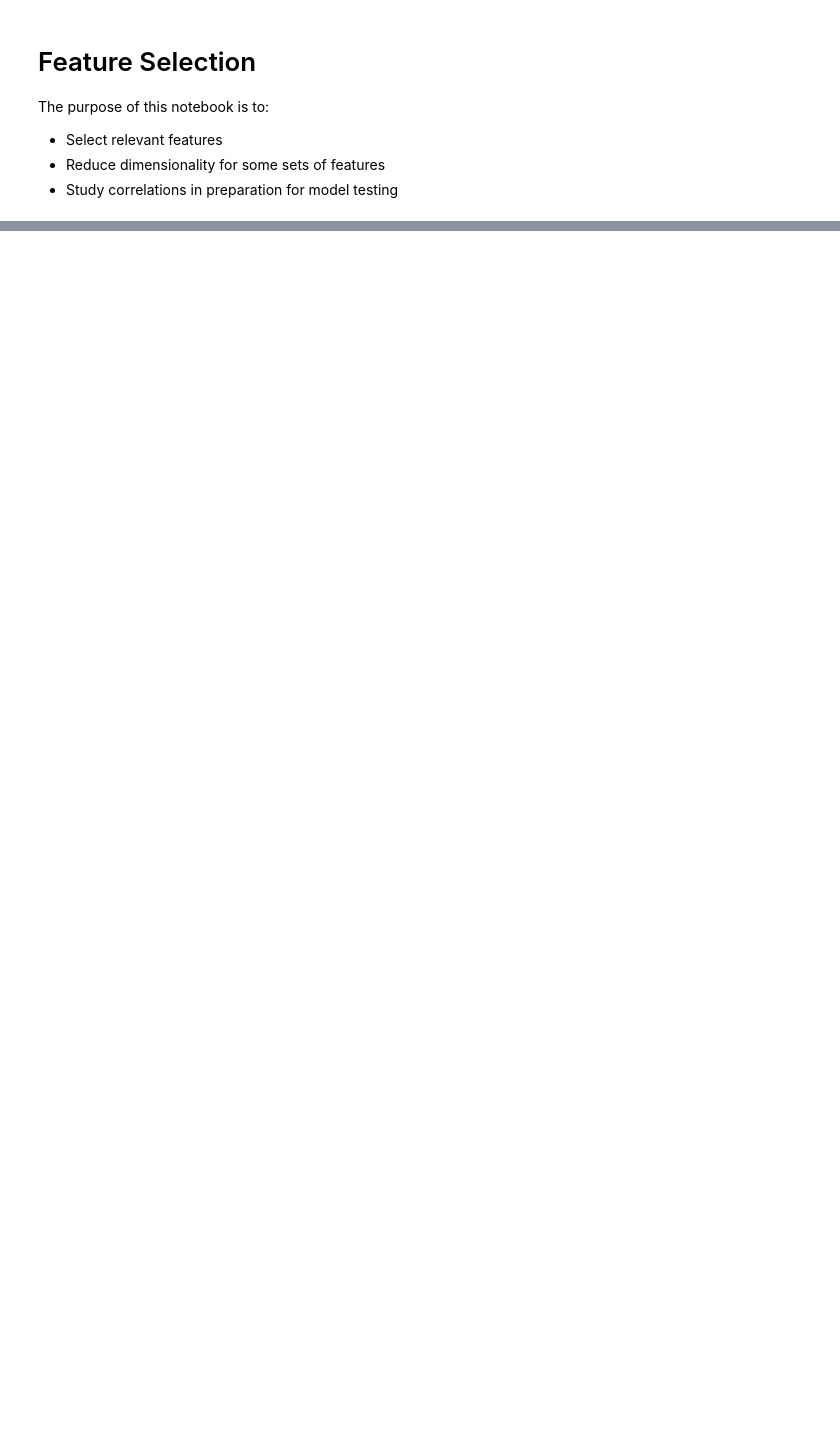
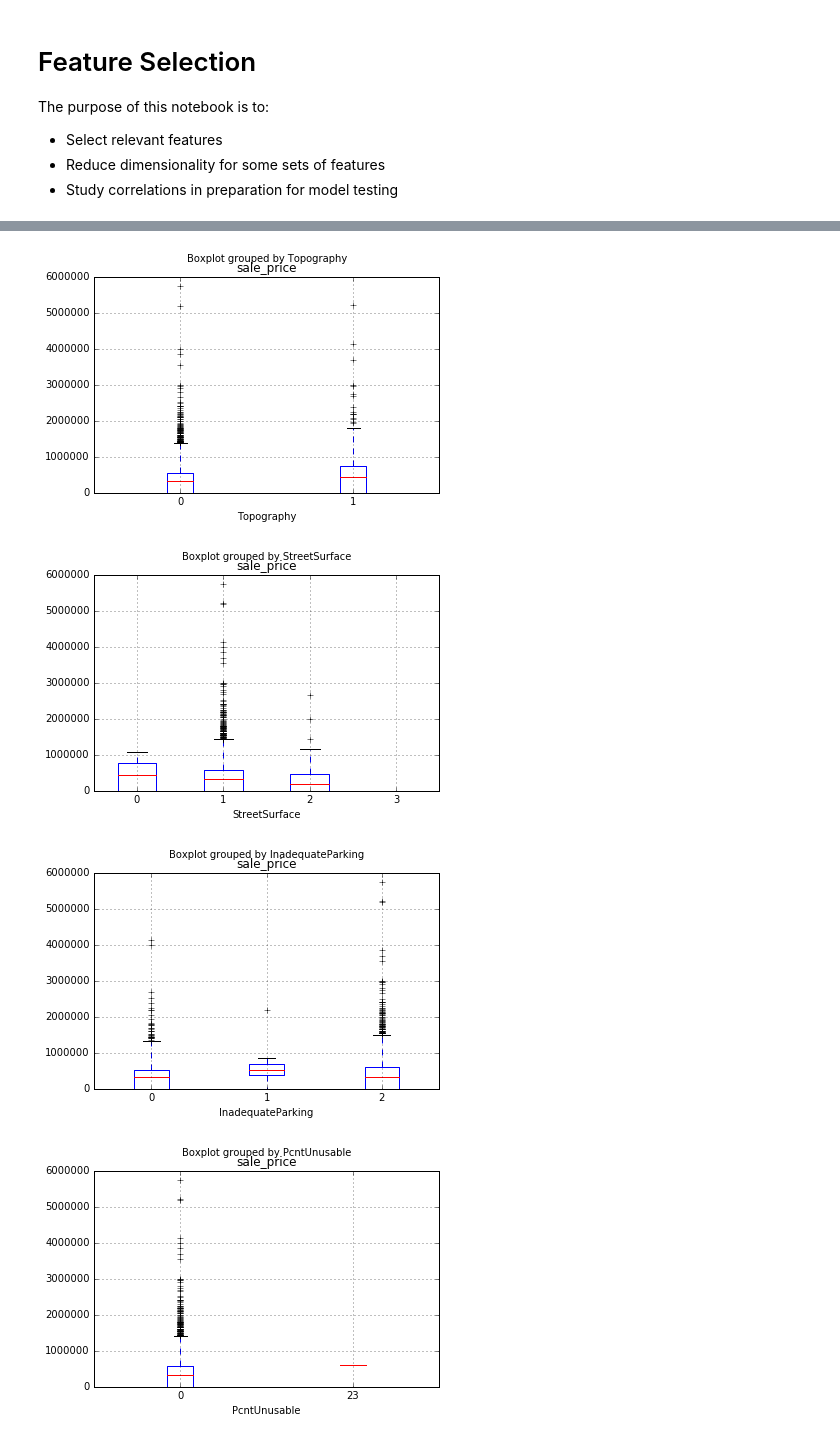
Before and after one commit to gavin-peterkin/king_county_property, a Jupyter notebook: notebooks/feature_development.ipynb, the cells around one changed output, grey strips where cells are left out. Drawn from its saved outputs; the diff is of its cells as text; code cells hidden in the pictures; blank space fills up the shorter version.

```diff
--- a/notebooks/feature_development.ipynb
+++ b/notebooks/feature_development.ipynb
@@ -25,0 +43,12 @@ parcel.head()
+# %%
+land_features = ['Topography', 'StreetSurface', 'InadequateParking', 'PcntUnusable']
+
+for feature in land_features:
+    parcel[is_recent_sale].boxplot(column='sale_price', by=feature)
+
+# These all seem useless. Definitely exclude
+# %% [output]
+[figure, added]
+[figure, added]
+[figure, added]
+[figure, added]
```
Also changed, not shown: parts of 6 cells of this notebook, 1 other file.
